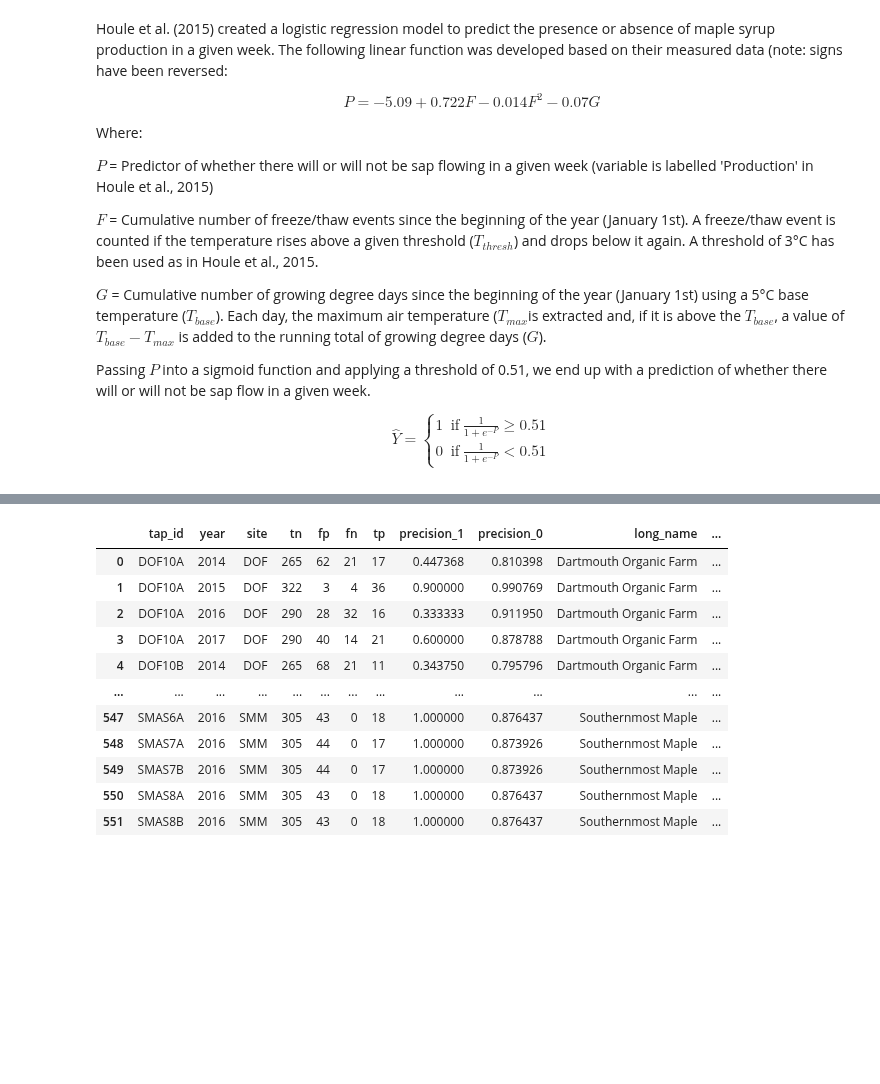
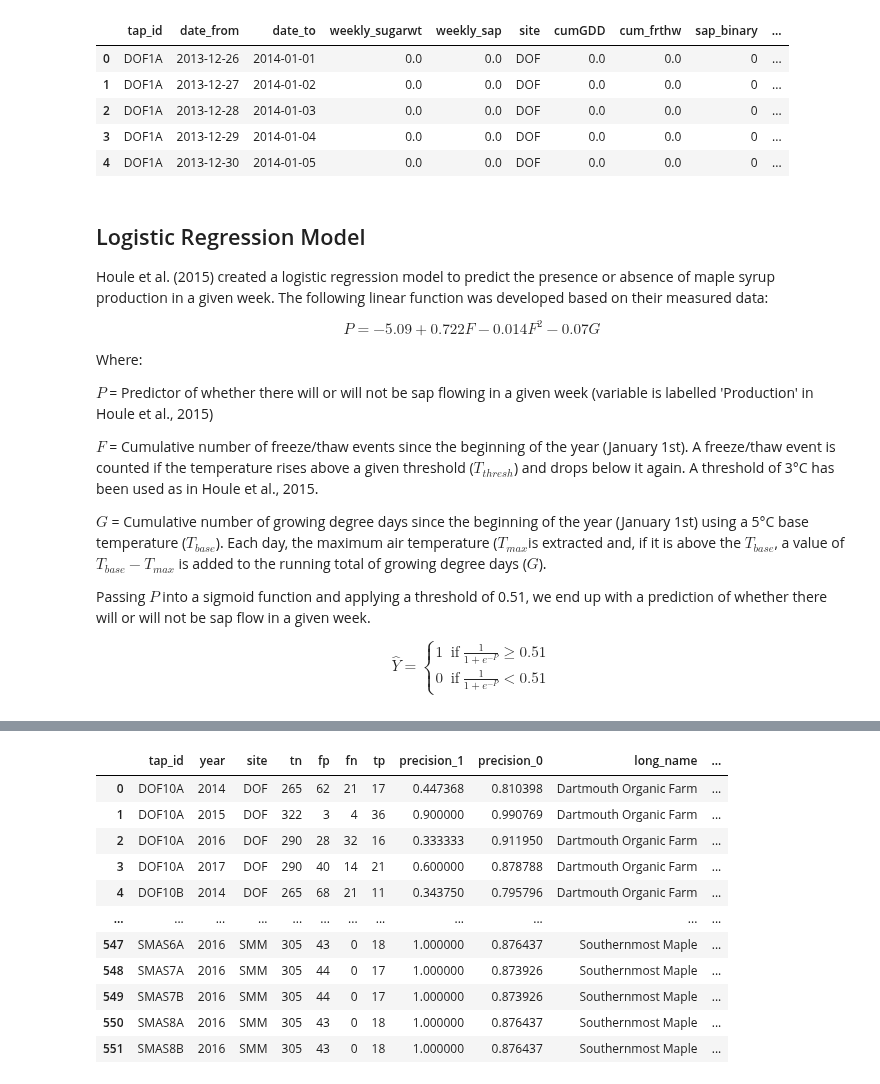
Before and after one commit to spentelow/sapflow, a Jupyter notebook: documentation/houle_analysis_comparison.ipynb, the cells around one changed output, grey strips where cells are left out. Drawn from its saved outputs; the diff is of its cells as text; code cells hidden in the pictures; blank space fills up the shorter version.

```diff
--- a/documentation/houle_analysis_comparison.ipynb
+++ b/documentation/houle_analysis_comparison.ipynb
@@ -101,7 +150,6 @@ full_sap = pd.DataFrame(
         "site",
         "cumGDD",
         "cum_frthw",
-        "weekly_frthw",
         "sap_binary",
     ]
 )
@@ -140,8 +188,9 @@ for site in sap_sugar_df.site.unique():
 
             #             # For future implementation
             #             # Add total weekly freeze-thaw cycles column (week ending on date 'date_to')
+            #             sap_sugar_year.loc[:, "weekly_frthw"] = sap_sugar_year.loc[:, "cum_frthw"] - sap_sugar_year.loc[:, "cum_frthw"].shift(6)
             sap_sugar_year = sap_sugar_year.rename(columns={'frthw':'cum_frthw'})
-            #             sap_sugar_year.loc[:, "weekly_frthw"] = sap_sugar_year.loc[:, "cum_frthw"] - sap_sugar_year.loc[:, "cum_frthw"].shift(6)
+
 
             # Add column indicating if there was any sap flow in a given week
             sap_sugar_year["sap_binary"] = sap_sugar_year["weekly_sap"].apply(
@@ -153,8 +202,19 @@ for site in sap_sugar_df.site.unique():
 # Create row indicating if there is (1) or is not (0) sap flow in a given week (week ending on 'date_to')
 full_sap.sap_binary = full_sap.sap_binary.astype("int")
 full_sap.reset_index(inplace=True, drop=True)
+# %%
+full_sap.head()
+# %% [output]
+|  | tap_id | date_from | date_to | weekly_sugarwt | weekly_sap | site | cumGDD | cum_frthw | sap_binary | ... |
+| 0 | DOF1A | 2013-12-26 | 2014-01-01 | 0.0 | 0.0 | DOF | 0.0 | 0.0 | 0 | ... |
+| 1 | DOF1A | 2013-12-27 | 2014-01-02 | 0.0 | 0.0 | DOF | 0.0 | 0.0 | 0 | ... |
+| 2 | DOF1A | 2013-12-28 | 2014-01-03 | 0.0 | 0.0 | DOF | 0.0 | 0.0 | 0 | ... |
+| 3 | DOF1A | 2013-12-29 | 2014-01-04 | 0.0 | 0.0 | DOF | 0.0 | 0.0 | 0 | ... |
+| 4 | DOF1A | 2013-12-30 | 2014-01-05 | 0.0 | 0.0 | DOF | 0.0 | 0.0 | 0 | ... |
 # %% [markdown]
-Houle et al. (2015) created a logistic regression model to predict the presence or absence of maple syrup production in a given week.  The following linear function was developed based on their measured data (note: signs have been reversed:
+## Logistic Regression Model
+
+Houle et al. (2015) created a logistic regression model to predict the presence or absence of maple syrup production in a given week.  The following linear function was developed based on their measured data:
 
 $$ P = -5.09 + 0.722F - 0.014F^2 - 0.07G$$
 
```
Also changed, not shown: parts of 14 cells of this notebook.
